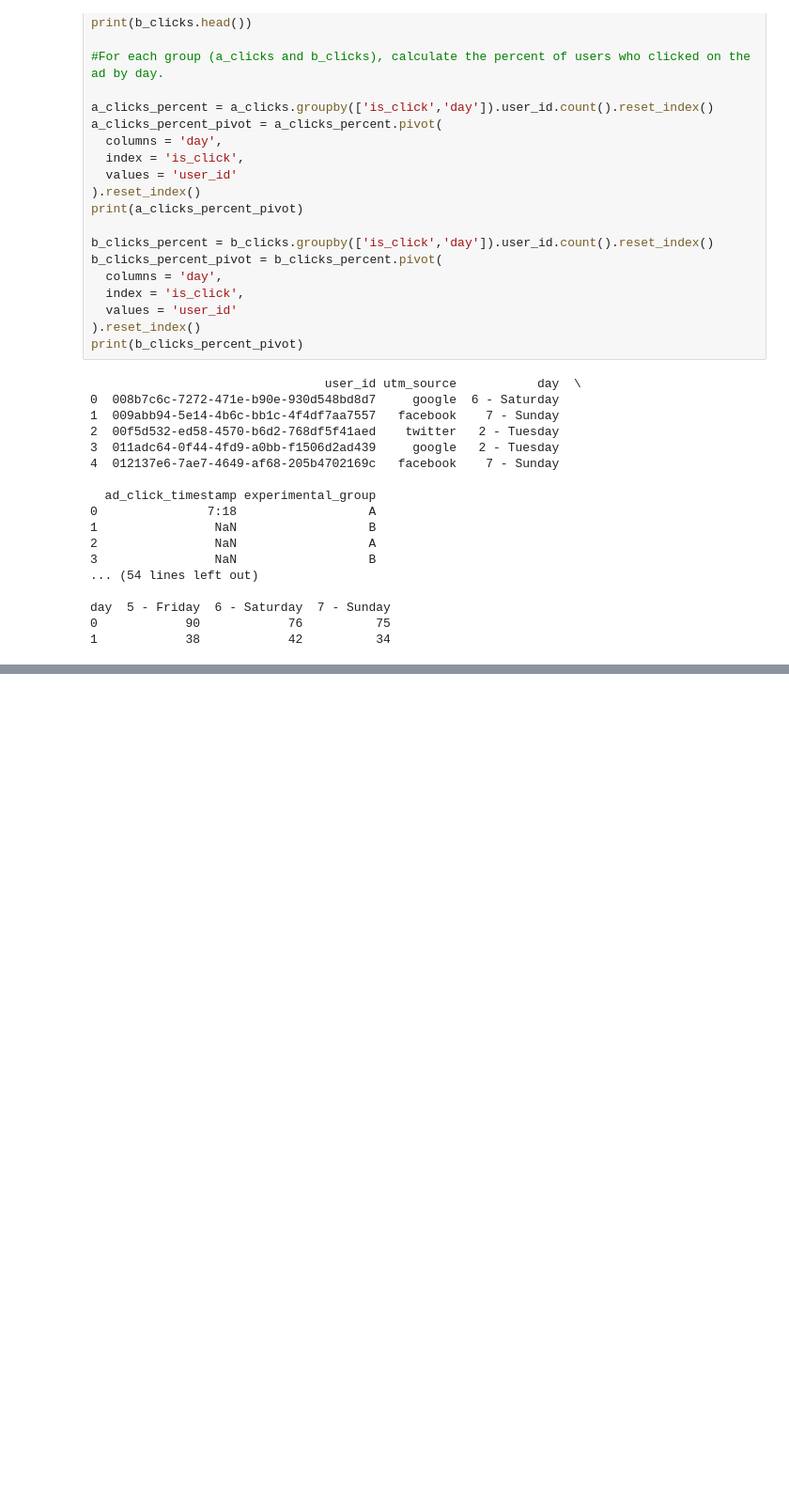
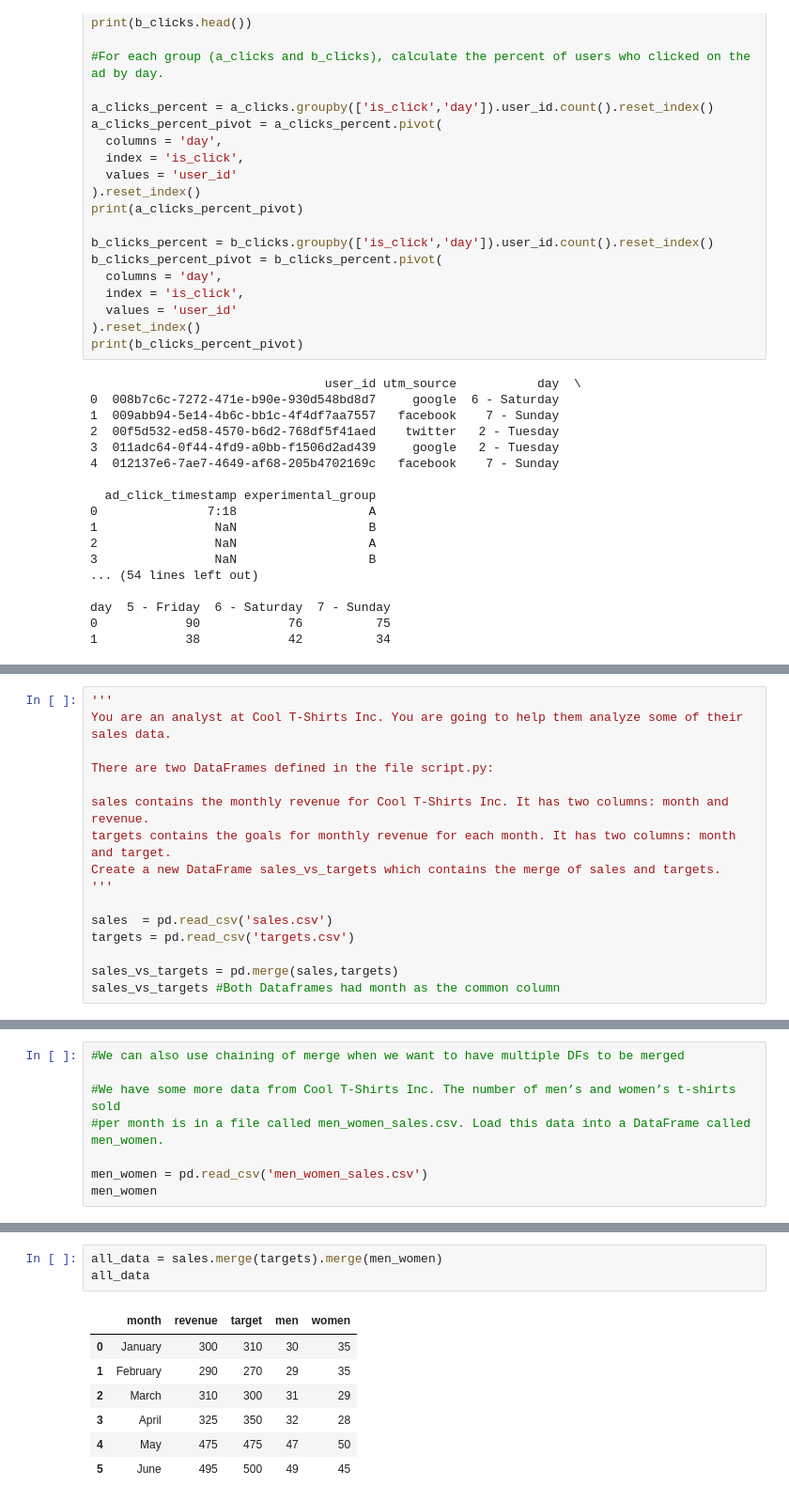
Before and after one commit to Jig3008/PandasAtoZ, a Jupyter notebook: AllAboutPandas.ipynb, the cells around one changed output, grey strips where cells are left out. Shown at 94% size. Drawn from its saved outputs; the diff is of its cells as text; blank space fills up the shorter version.

```diff
--- a/AllAboutPandas.ipynb
+++ b/AllAboutPandas.ipynb
@@ -894,0 +902,16 @@ day  5 - Friday  6 - Saturday  7 - Sunday
+# %%
+'''
+You are an analyst at Cool T-Shirts Inc. You are going to help them analyze some of their sales data.
+
+There are two DataFrames defined in the file script.py:
+
+sales contains the monthly revenue for Cool T-Shirts Inc. It has two columns: month and revenue.
+targets contains the goals for monthly revenue for each month. It has two columns: month and target.
+Create a new DataFrame sales_vs_targets which contains the merge of sales and targets.
+'''
+
+sales  = pd.read_csv('sales.csv')
+targets = pd.read_csv('targets.csv')
+
+sales_vs_targets = pd.merge(sales,targets)
+sales_vs_targets #Both Dataframes had month as the common column
@@ -894,0 +936,8 @@ day  5 - Friday  6 - Saturday  7 - Sunday
+# %%
+#We can also use chaining of merge when we want to have multiple DFs to be merged
+
+#We have some more data from Cool T-Shirts Inc. The number of men’s and women’s t-shirts sold
+#per month is in a file called men_women_sales.csv. Load this data into a DataFrame called men_women.
+
+men_women = pd.read_csv('men_women_sales.csv')
+men_women
@@ -894,0 +952,11 @@ day  5 - Friday  6 - Saturday  7 - Sunday
+# %%
+all_data = sales.merge(targets).merge(men_women)
+all_data
+# %% [output]
+|  | month | revenue | target | men | women |
+| 0 | January | 300 | 310 | 30 | 35 |
+| 1 | February | 290 | 270 | 29 | 35 |
+| 2 | March | 310 | 300 | 31 | 29 |
+| 3 | April | 325 | 350 | 32 | 28 |
+| 4 | May | 475 | 475 | 47 | 50 |
+| 5 | June | 495 | 500 | 49 | 45 |
```
Also changed, not shown: parts of 10 cells of this notebook.
